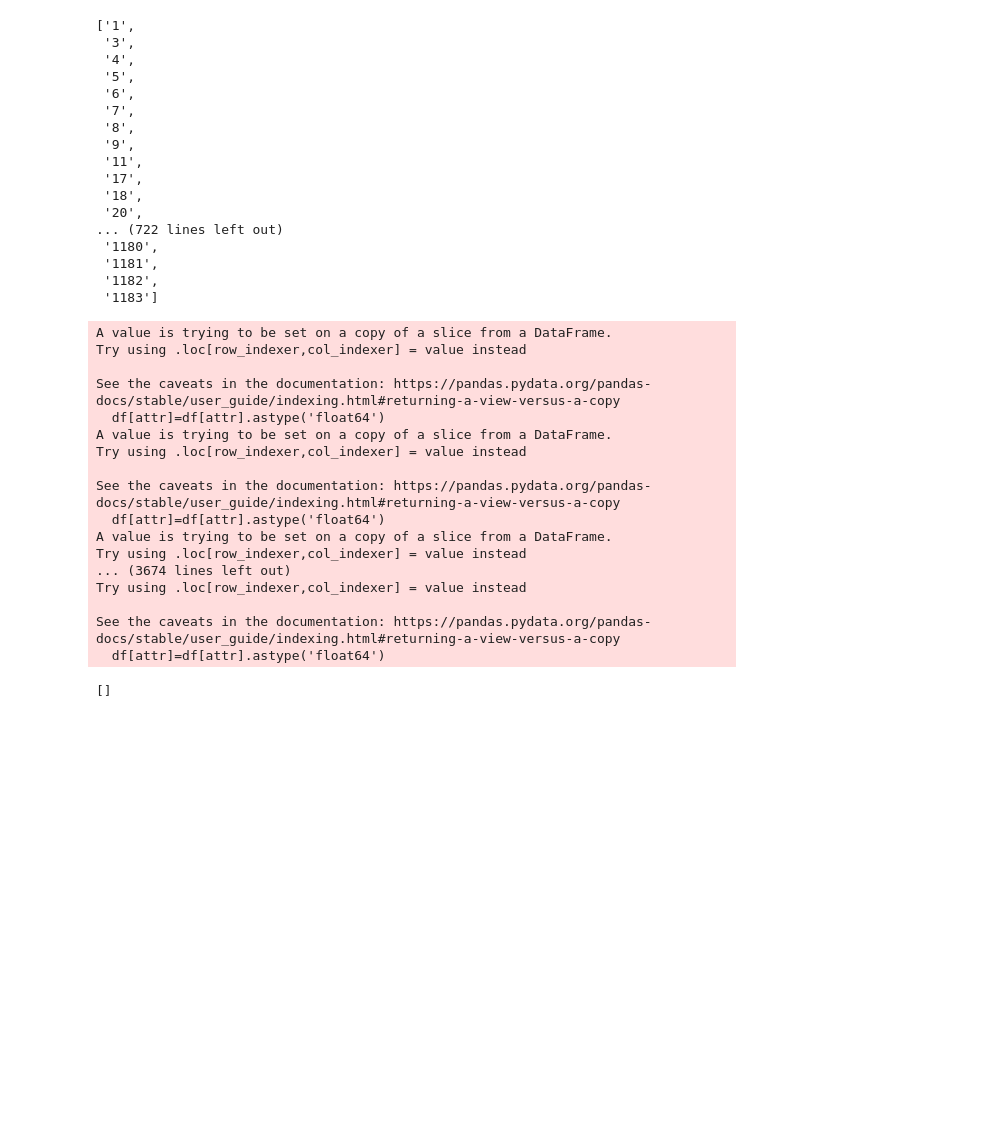
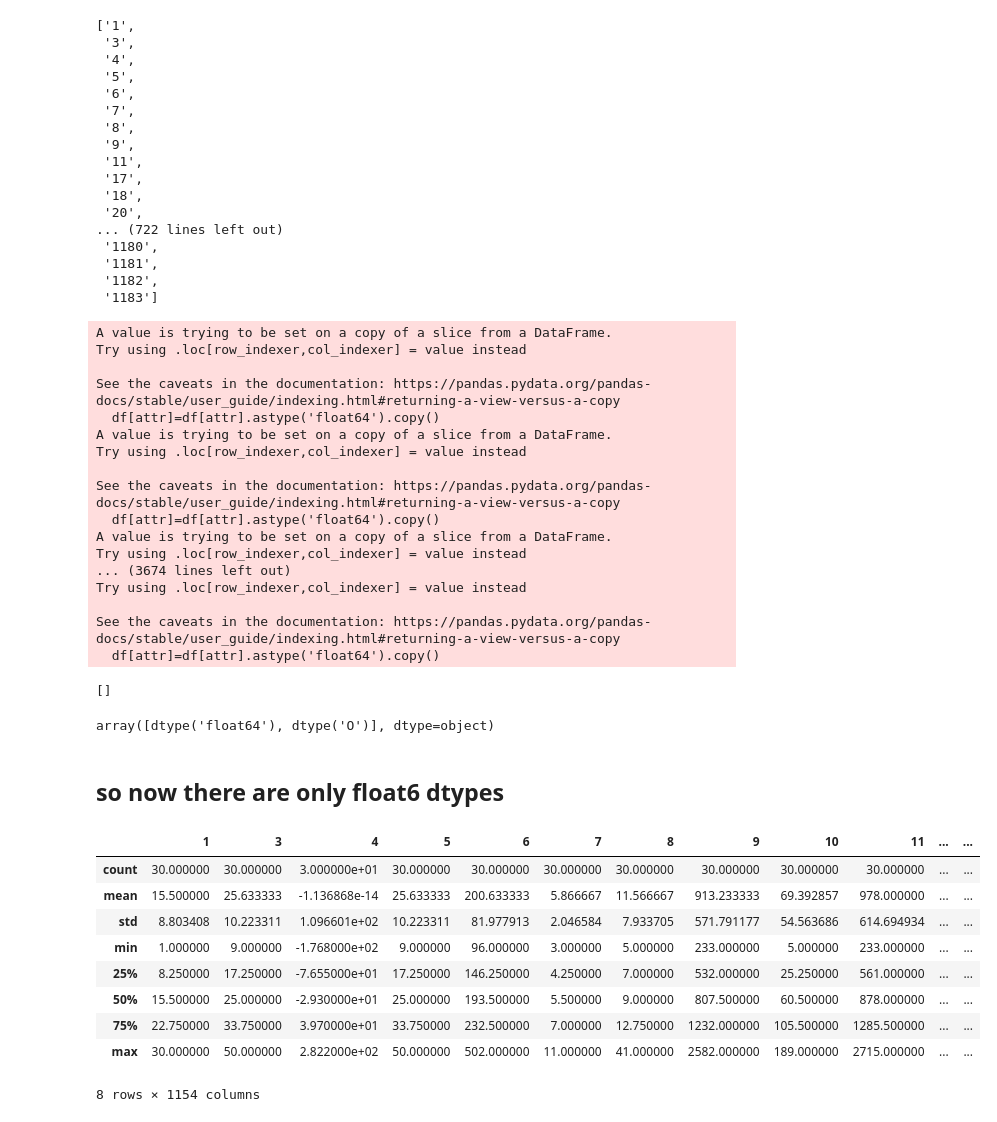
Before and after one commit to kartikgawande/SWL-ADT-PE, a Jupyter notebook: notebook2.ipynb, the cells around one changed output. Drawn from its saved outputs; the diff is of its cells as text; code cells hidden in the pictures; blank space fills up the shorter version.

```diff
--- a/notebook2.ipynb
+++ b/notebook2.ipynb
@@ -579,30 +577,49 @@ int64attributes
  '1183']
 # %%
 for attr in int64attributes:
-    df[attr]=df[attr].astype('float64')
+    df[attr]=df[attr].astype('float64').copy()
 # %% [output]
 A value is trying to be set on a copy of a slice from a DataFrame.
 Try using .loc[row_indexer,col_indexer] = value instead
 
 See the caveats in the documentation: https://pandas.pydata.org/pandas-docs/stable/user_guide/indexing.html#returning-a-view-versus-a-copy
-  df[attr]=df[attr].astype('float64')
+  df[attr]=df[attr].astype('float64').copy()
 A value is trying to be set on a copy of a slice from a DataFrame.
 Try using .loc[row_indexer,col_indexer] = value instead
 
 See the caveats in the documentation: https://pandas.pydata.org/pandas-docs/stable/user_guide/indexing.html#returning-a-view-versus-a-copy
-  df[attr]=df[attr].astype('float64')
+  df[attr]=df[attr].astype('float64').copy()
 A value is trying to be set on a copy of a slice from a DataFrame.
 Try using .loc[row_indexer,col_indexer] = value instead
 ... (3674 lines left out)
 Try using .loc[row_indexer,col_indexer] = value instead
 
 See the caveats in the documentation: https://pandas.pydata.org/pandas-docs/stable/user_guide/indexing.html#returning-a-view-versus-a-copy
-  df[attr]=df[attr].astype('float64')
+  df[attr]=df[attr].astype('float64').copy()
 # %%
 dfdtypes = pd.DataFrame(df.dtypes)
 int64attributes = dfdtypes[dfdtypes[0]=='int64'].index.to_list()
 int64attributes
 # %% [output]
 []
+# %%
+df.dtypes.unique()
+# %% [output]
+array([dtype('float64'), dtype('O')], dtype=object)
+# %% [markdown]
+## so now there are only float6 dtypes
+# %%
+df.loc[:,'4']=df.loc[:,'4']-dfdescribe.loc['mean', '4']
 # %%
-df.dtyp
+df.describe()
+# %% [output]
+|  | 1 | 3 | 4 | 5 | 6 | 7 | 8 | 9 | 10 | 11 | ... | ... |
+| count | 30.000000 | 30.000000 | 3.000000e+01 | 30.000000 | 30.000000 | 30.000000 | 30.000000 | 30.000000 | 30.000000 | 30.000000 | ... | ... |
+| mean | 15.500000 | 25.633333 | -1.136868e-14 | 25.633333 | 200.633333 | 5.866667 | 11.566667 | 913.233333 | 69.392857 | 978.000000 | ... | ... |
+| std | 8.803408 | 10.223311 | 1.096601e+02 | 10.223311 | 81.977913 | 2.046584 | 7.933705 | 571.791177 | 54.563686 | 614.694934 | ... | ... |
+| min | 1.000000 | 9.000000 | -1.768000e+02 | 9.000000 | 96.000000 | 3.000000 | 5.000000 | 233.000000 | 5.000000 | 233.000000 | ... | ... |
+| 25% | 8.250000 | 17.250000 | -7.655000e+01 | 17.250000 | 146.250000 | 4.250000 | 7.000000 | 532.000000 | 25.250000 | 561.000000 | ... | ... |
+| 50% | 15.500000 | 25.000000 | -2.930000e+01 | 25.000000 | 193.500000 | 5.500000 | 9.000000 | 807.500000 | 60.500000 | 878.000000 | ... | ... |
+| 75% | 22.750000 | 33.750000 | 3.970000e+01 | 33.750000 | 232.500000 | 7.000000 | 12.750000 | 1232.000000 | 105.500000 | 1285.500000 | ... | ... |
+| max | 30.000000 | 50.000000 | 2.822000e+02 | 50.000000 | 502.000000 | 11.000000 | 41.000000 | 2582.000000 | 189.000000 | 2715.000000 | ... | ... |
+8 rows × 1154 columns
```
Also changed, not shown: parts of 1 cell of this notebook, 2 other files.
